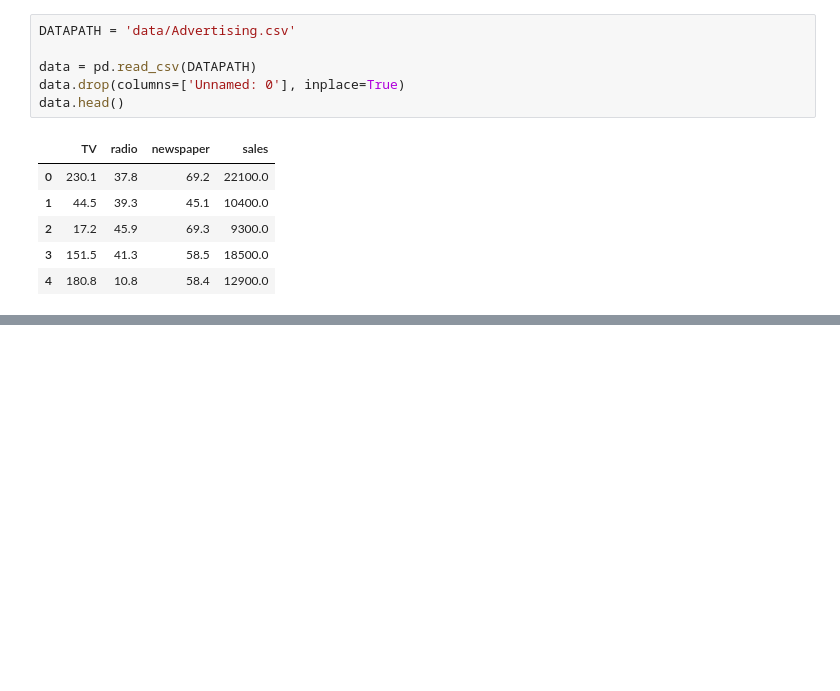
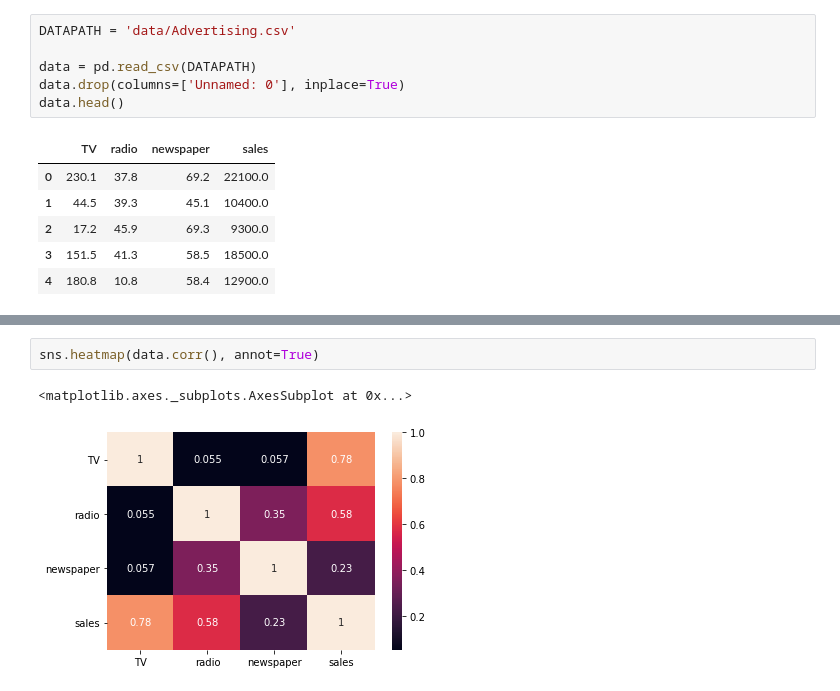
Before and after one commit to franciscocanon-thebridge/bootcamp_thebridge_PTSep20, a Jupyter notebook: Bloque 3 - Machine Learning/01_Supervisado/3-Regularizacion/ejercicios/01_Advertising Ridge Lasso.ipynb, the cells around one changed output, grey strips where cells are left out. Drawn from its saved outputs; the diff is of its cells as text; blank space fills up the shorter version.

```diff
--- a/Bloque 3 - Machine Learning/01_Supervisado/3-Regularizacion/ejercicios/01_Advertising Ridge Lasso.ipynb
+++ b/Bloque 3 - Machine Learning/01_Supervisado/3-Regularizacion/ejercicios/01_Advertising Ridge Lasso.ipynb
@@ -41,0 +61,5 @@ data.head()
+# %%
+sns.heatmap(data.corr(), annot=True)
+# %% [output]
+<matplotlib.axes._subplots.AxesSubplot at 0x...>
+[figure, added]
```
Also changed, not shown: parts of 18 cells of this notebook, 7 other files.
